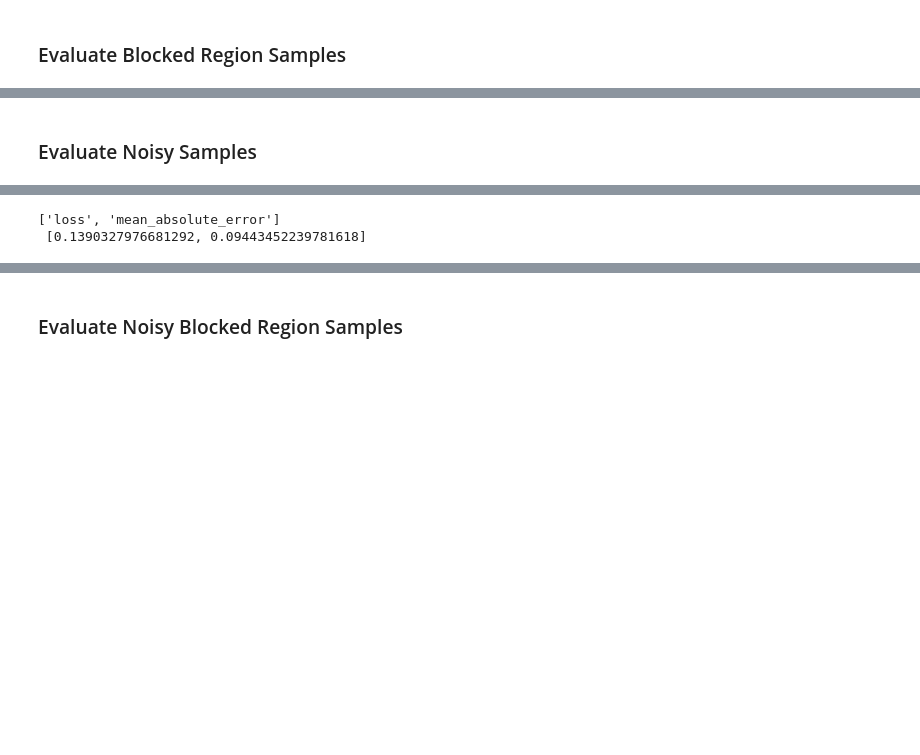
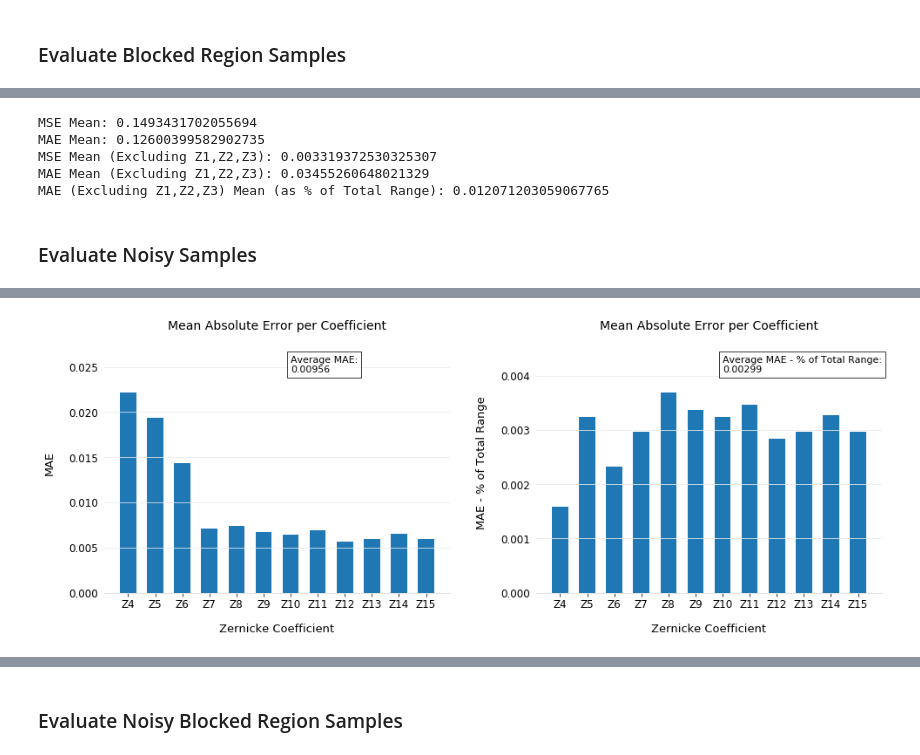
Before and after one commit to aambrose-unh/zernike_coeff_prediction, a Jupyter notebook: Appendix C - Evaluate.ipynb, the cells around one changed output, grey strips where cells are left out. Drawn from its saved outputs; the diff is of its cells as text; code cells hidden in the pictures; blank space fills up the shorter version.

```diff
--- a/Appendix C - Evaluate.ipynb
+++ b/Appendix C - Evaluate.ipynb
@@ -183,7 +184,7 @@ def add_noise(original,batch_size=1,mu=0,sigma=.01):
     mod_data = original + noise
     return np.array(mod_data)
 
-def zernike_gen_noise(batch_size=16,sqr_grid_width=50):
+def zernike_gen_noise(batch_size=1,sqr_grid_width=50):
 
     while True:
 
@@ -329,7 +485,19 @@ print(test_model_block.metrics_names,'\n',score_block)
+# %%
+print('MSE Mean:',df_block.mse.mean())
+print('MAE Mean:',df_block.mae.mean())
+print('MSE Mean (Excluding Z1,Z2,Z3):',df_block.mse[3:].mean())
+print('MAE Mean (Excluding Z1,Z2,Z3):',df_block.mae[3:].mean())
+print('MAE (Excluding Z1,Z2,Z3) Mean (as % of Total Range):',df_block.mae_percent_of_range[3:].mean())
+# %% [output]
+MSE Mean: 0.1493431702055694
+MAE Mean: 0.12600399582902735
+MSE Mean (Excluding Z1,Z2,Z3): 0.003319372530325307
+MAE Mean (Excluding Z1,Z2,Z3): 0.03455260648021329
+MAE (Excluding Z1,Z2,Z3) Mean (as % of Total Range): 0.012071203059067765
 # %% [markdown]
 ### Evaluate Noisy Samples
 # %%
-z_gen_noise = zernike_gen_noise(batch_size=8)
+z_gen_noise = zernike_gen_noise()
 # %%
-test_model_noise,score_noise = eval_model_gen(6,parent_dir,z_gen_noise,verbose=1,name_append='_Perfect')
+mse_noise,mae_noise,df_noise = eval_model_gen(6,parent_dir,z_gen_noise,steps=1000,name_append='_Perfect')
 # %% [output]
@@ -337,5 +504 @@ test_model_noise,score_noise = eval_model_gen(6,parent_dir,z_gen_noise,verbose=1
+[figure, added]
-# %%
-print(test_model_noise.metrics_names,'\n',score_noise)
-# %% [output]
-['loss', 'mean_absolute_error']
- [0.1390327976681292, 0.09443452239781618]
```
Also changed, not shown: parts of 67 cells of this notebook.
